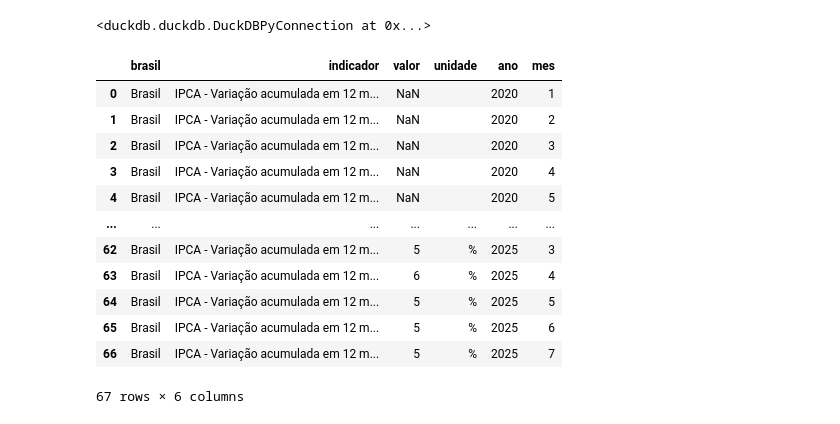
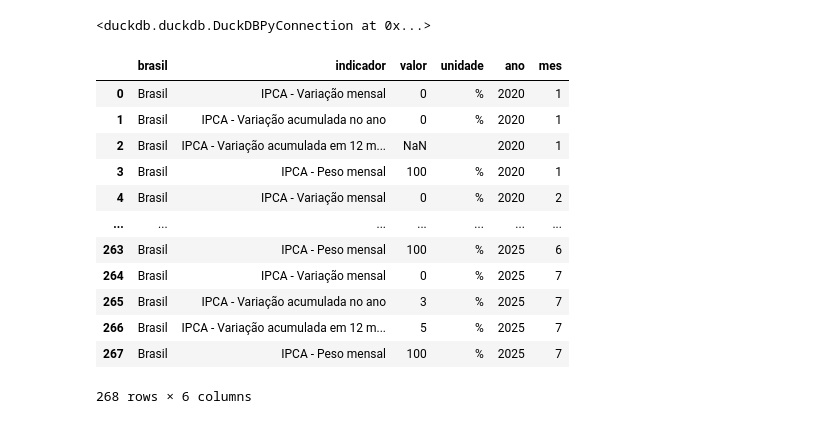
Before and after one commit to PedroJRod/sefin_geop, a Jupyter notebook: notebooks/precatorios.ipynb, the cells around one changed output. Cells and saved outputs as stored; diff of their text form; code cells hidden in the pictures.

```diff
--- a/notebooks/precatorios.ipynb
+++ b/notebooks/precatorios.ipynb
@@ -182,23 +182,23 @@ con.execute(f"""
 # %% [output]
 <duckdb.duckdb.DuckDBPyConnection at 0x...>
 # %%
-inflacao_ipca = con.execute("""
-            SELECT * FROM inflacao_ipca where indicador = 'IPCA - Variação acumulada em 12 meses'
+df_inflacao_ipca = con.execute("""
+            SELECT * FROM inflacao_ipca
 """).df()
 
-inflacao_ipca
+df_inflacao_ipca
 # %% [output]
 |  | brasil | indicador | valor | unidade | ano | mes |
-| 0 | Brasil | IPCA - Variação acumulada em 12 m... | NaN |  | 2020 | 1 |
-| 1 | Brasil | IPCA - Variação acumulada em 12 m... | NaN |  | 2020 | 2 |
-| 2 | Brasil | IPCA - Variação acumulada em 12 m... | NaN |  | 2020 | 3 |
-| 3 | Brasil | IPCA - Variação acumulada em 12 m... | NaN |  | 2020 | 4 |
-| 4 | Brasil | IPCA - Variação acumulada em 12 m... | NaN |  | 2020 | 5 |
+| 0 | Brasil | IPCA - Variação mensal | 0 | % | 2020 | 1 |
+| 1 | Brasil | IPCA - Variação acumulada no ano | 0 | % | 2020 | 1 |
+| 2 | Brasil | IPCA - Variação acumulada em 12 m... | NaN |  | 2020 | 1 |
+| 3 | Brasil | IPCA - Peso mensal | 100 | % | 2020 | 1 |
+| 4 | Brasil | IPCA - Variação mensal | 0 | % | 2020 | 2 |
 | ... | ... | ... | ... | ... | ... | ... |
-| 62 | Brasil | IPCA - Variação acumulada em 12 m... | 5 | % | 2025 | 3 |
-| 63 | Brasil | IPCA - Variação acumulada em 12 m... | 6 | % | 2025 | 4 |
-| 64 | Brasil | IPCA - Variação acumulada em 12 m... | 5 | % | 2025 | 5 |
-| 65 | Brasil | IPCA - Variação acumulada em 12 m... | 5 | % | 2025 | 6 |
-| 66 | Brasil | IPCA - Variação acumulada em 12 m... | 5 | % | 2025 | 7 |
+| 263 | Brasil | IPCA - Peso mensal | 100 | % | 2025 | 6 |
+| 264 | Brasil | IPCA - Variação mensal | 0 | % | 2025 | 7 |
+| 265 | Brasil | IPCA - Variação acumulada no ano | 3 | % | 2025 | 7 |
+| 266 | Brasil | IPCA - Variação acumulada em 12 m... | 5 | % | 2025 | 7 |
+| 267 | Brasil | IPCA - Peso mensal | 100 | % | 2025 | 7 |
-67 rows × 6 columns
+268 rows × 6 columns
 # %%
```
Also changed, not shown: parts of 2 cells of this notebook.
